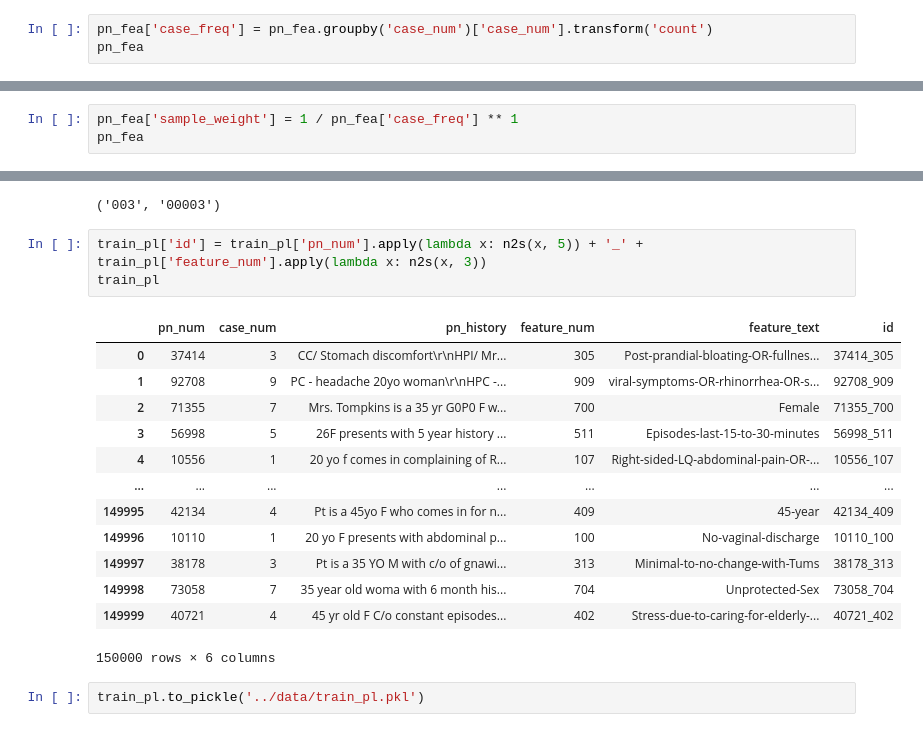
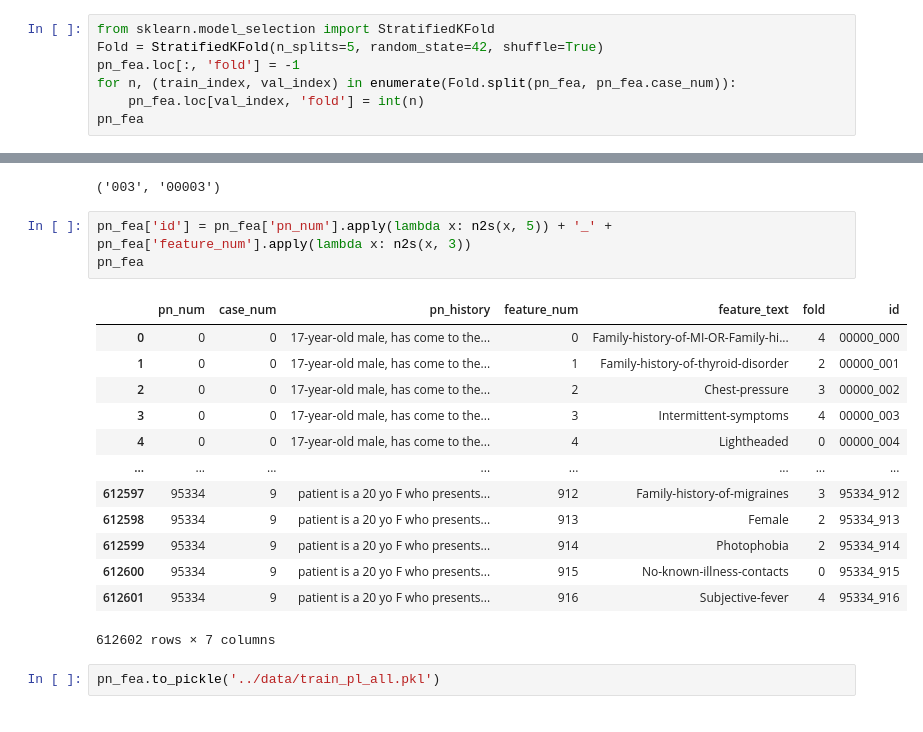
Before and after one commit to Zacchaeus00/nbme, a Jupyter notebook: notebook/pl.ipynb, the cells around one changed output, grey strips where cells are left out. Saved outputs shown, nothing was run; the diff lists cells and outputs as text.

```diff
--- a/notebook/pl.ipynb
+++ b/notebook/pl.ipynb
@@ -90,6 +90,10 @@ pn_fea
 | 612601 | 95334 | 9 | patient is a 20 yo F who presents... | 916 | Subjective-fever |
 612602 rows × 5 columns
 # %%
-pn_fea['case_freq'] = pn_fea.groupby('case_num')['case_num'].transform('count')
+from sklearn.model_selection import StratifiedKFold
+Fold = StratifiedKFold(n_splits=5, random_state=42, shuffle=True)
+pn_fea.loc[:, 'fold'] = -1
+for n, (train_index, val_index) in enumerate(Fold.split(pn_fea, pn_fea.case_num)):
+    pn_fea.loc[val_index, 'fold'] = int(n)
 pn_fea
 # %% [output]
@@ -108,4 +112 @@ pn_fea
 612602 rows × 6 columns
-# %%
-pn_fea['sample_weight'] = 1 / pn_fea['case_freq'] ** 1
-pn_fea
@@ -166,21 +119,21 @@ n2s(3,3), n2s(3,5)
 # %% [output]
 ('003', '00003')
 # %%
-train_pl['id'] = train_pl['pn_num'].apply(lambda x: n2s(x, 5)) + '_' + train_pl['feature_num'].apply(lambda x: n2s(x, 3))
-train_pl
+pn_fea['id'] = pn_fea['pn_num'].apply(lambda x: n2s(x, 5)) + '_' + pn_fea['feature_num'].apply(lambda x: n2s(x, 3))
+pn_fea
 # %% [output]
-|  | pn_num | case_num | pn_history | feature_num | feature_text | id |
-| 0 | 37414 | 3 | CC/ Stomach discomfort\r\nHPI/ Mr... | 305 | Post-prandial-bloating-OR-fullnes... | 37414_305 |
-| 1 | 92708 | 9 | PC - headache 20yo woman\r\nHPC -... | 909 | viral-symptoms-OR-rhinorrhea-OR-s... | 92708_909 |
-| 2 | 71355 | 7 | Mrs. Tompkins is a 35 yr G0P0 F w... | 700 | Female | 71355_700 |
-| 3 | 56998 | 5 | 26F presents with 5 year history ... | 511 | Episodes-last-15-to-30-minutes | 56998_511 |
-| 4 | 10556 | 1 | 20 yo f comes in complaining of R... | 107 | Right-sided-LQ-abdominal-pain-OR-... | 10556_107 |
-| ... | ... | ... | ... | ... | ... | ... |
-| 149995 | 42134 | 4 | Pt is a 45yo F who comes in for n... | 409 | 45-year | 42134_409 |
-| 149996 | 10110 | 1 | 20 yo F presents with abdominal p... | 100 | No-vaginal-discharge | 10110_100 |
-| 149997 | 38178 | 3 | Pt is a 35 YO M with c/o of gnawi... | 313 | Minimal-to-no-change-with-Tums | 38178_313 |
-| 149998 | 73058 | 7 | 35 year old woma with 6 month his... | 704 | Unprotected-Sex | 73058_704 |
-| 149999 | 40721 | 4 | 45 yr old F C/o constant episodes... | 402 | Stress-due-to-caring-for-elderly-... | 40721_402 |
+|  | pn_num | case_num | pn_history | feature_num | feature_text | fold | id |
+| 0 | 0 | 0 | 17-year-old male, has come to the... | 0 | Family-history-of-MI-OR-Family-hi... | 4 | 00000_000 |
+| 1 | 0 | 0 | 17-year-old male, has come to the... | 1 | Family-history-of-thyroid-disorder | 2 | 00000_001 |
+| 2 | 0 | 0 | 17-year-old male, has come to the... | 2 | Chest-pressure | 3 | 00000_002 |
+| 3 | 0 | 0 | 17-year-old male, has come to the... | 3 | Intermittent-symptoms | 4 | 00000_003 |
+| 4 | 0 | 0 | 17-year-old male, has come to the... | 4 | Lightheaded | 0 | 00000_004 |
+| ... | ... | ... | ... | ... | ... | ... | ... |
+| 612597 | 95334 | 9 | patient is a 20 yo F who presents... | 912 | Family-history-of-migraines | 3 | 95334_912 |
+| 612598 | 95334 | 9 | patient is a 20 yo F who presents... | 913 | Female | 2 | 95334_913 |
+| 612599 | 95334 | 9 | patient is a 20 yo F who presents... | 914 | Photophobia | 2 | 95334_914 |
+| 612600 | 95334 | 9 | patient is a 20 yo F who presents... | 915 | No-known-illness-contacts | 0 | 95334_915 |
+| 612601 | 95334 | 9 | patient is a 20 yo F who presents... | 916 | Subjective-fever | 4 | 95334_916 |
-150000 rows × 6 columns
+612602 rows × 7 columns
 # %%
-train_pl.to_pickle('../data/train_pl.pkl')
+pn_fea.to_pickle('../data/train_pl_all.pkl')
```
Also changed, not shown: parts of 4 cells of this notebook, 1 other file.
